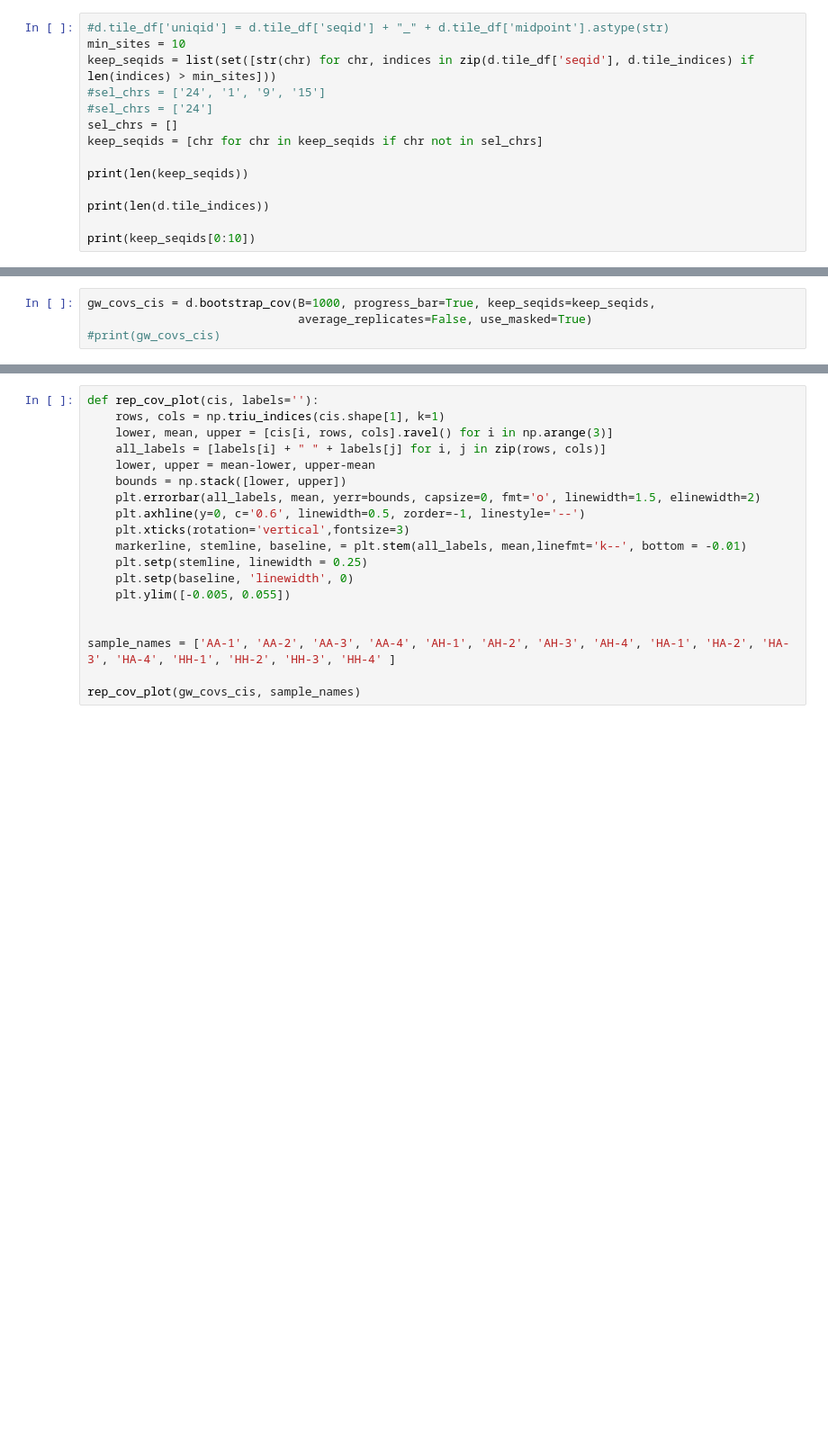
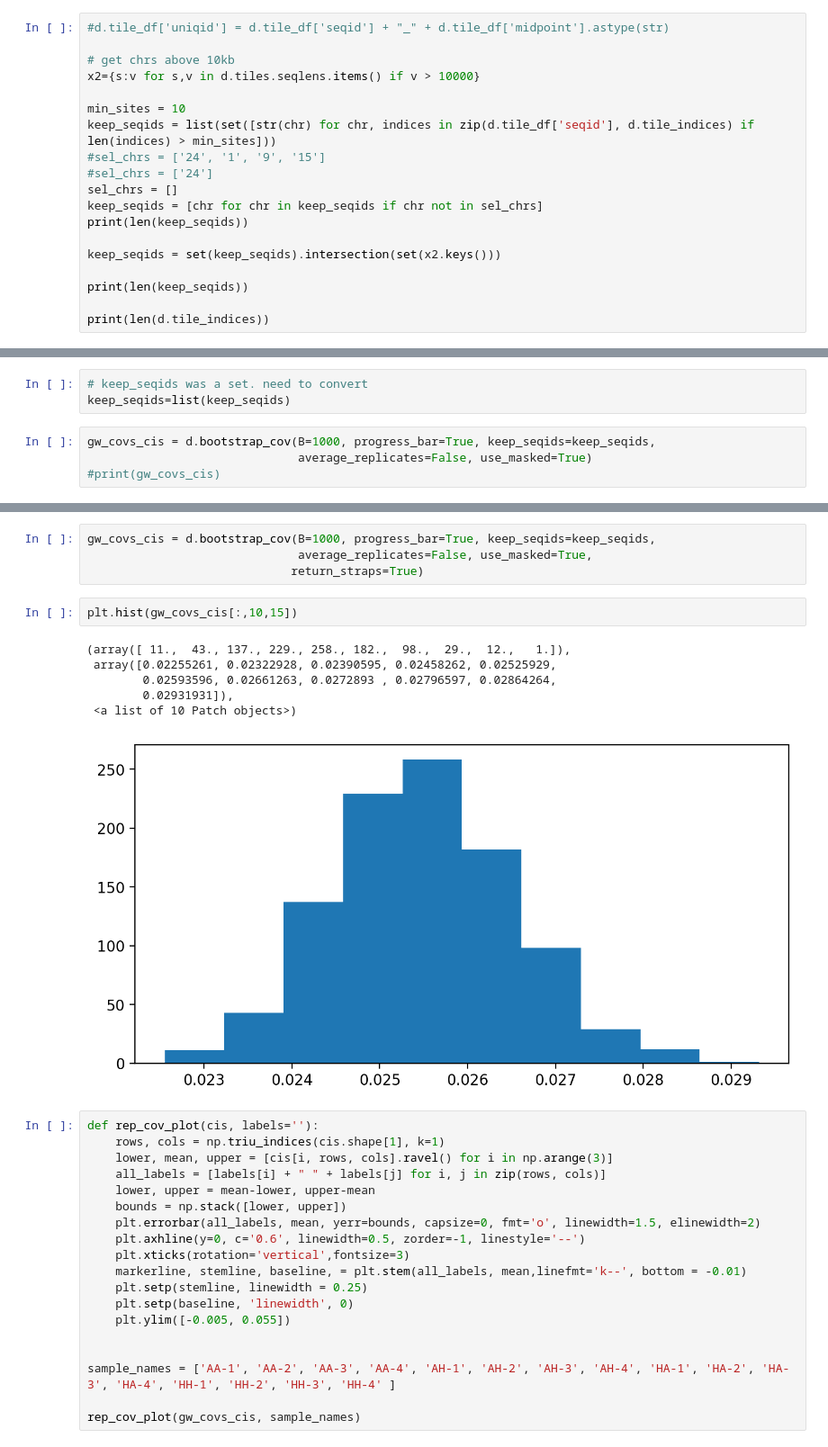
Before and after one commit to rsbrennan/tonsa_25_gen_ER, a Jupyter notebook: scripts/cvtk/notebooks/tonsa.ipynb, the cells around one changed output, grey strips where cells are left out. Shown: that part at 90% size. Drawn from its saved outputs; the diff is of its cells as text; blank space fills up the shorter version.

```diff
--- a/scripts/cvtk/notebooks/tonsa.ipynb
+++ b/scripts/cvtk/notebooks/tonsa.ipynb
@@ -233,16 +251,21 @@ plt.show()
 As this currently stands, it is filtering based on scaffold id. So we're left with many empty windows.
 # %%
 #d.tile_df['uniqid'] = d.tile_df['seqid'] + "_" + d.tile_df['midpoint'].astype(str)
+
+# get chrs above 10kb
+x2={s:v for s,v in d.tiles.seqlens.items() if v > 10000}
+
 min_sites = 10
 keep_seqids = list(set([str(chr) for chr, indices in zip(d.tile_df['seqid'], d.tile_indices) if len(indices) > min_sites]))
 #sel_chrs = ['24', '1', '9', '15']
 #sel_chrs = ['24']
 sel_chrs = []
 keep_seqids = [chr for chr in keep_seqids if chr not in sel_chrs]
+print(len(keep_seqids))
+
+keep_seqids = set(keep_seqids).intersection(set(x2.keys()))
 
 print(len(keep_seqids))
 
 print(len(d.tile_indices))
-
-print(keep_seqids[0:10])
 # %% [output]
@@ -260,3 +307,6 @@ len(keep_seqids)
+# %%
+# keep_seqids was a set. need to convert
+keep_seqids=list(keep_seqids)
 # %%
 gw_covs_cis = d.bootstrap_cov(B=1000, progress_bar=True, keep_seqids=keep_seqids,
                               average_replicates=False, use_masked=True)
@@ -264,3 +329,16 @@ gw_covs_cis = d.bootstrap_cov(B=1000, progress_bar=True, keep_seqids=keep_seqids
+# %%
+gw_covs_cis = d.bootstrap_cov(B=1000, progress_bar=True, keep_seqids=keep_seqids,
+                              average_replicates=False, use_masked=True,
+                             return_straps=True)
+# %%
+plt.hist(gw_covs_cis[:,10,15])
+# %% [output]
+(array([ 11.,  43., 137., 229., 258., 182.,  98.,  29.,  12.,   1.]),
+ array([0.02255261, 0.02322928, 0.02390595, 0.02458262, 0.02525929,
+        0.02593596, 0.02661263, 0.0272893 , 0.02796597, 0.02864264,
+        0.02931931]),
+ <a list of 10 Patch objects>)
+[figure, added]
 # %%
 def rep_cov_plot(cis, labels=''):
     rows, cols = np.triu_indices(cis.shape[1], k=1)
```
Also changed, not shown: parts of 22 cells of this notebook.
